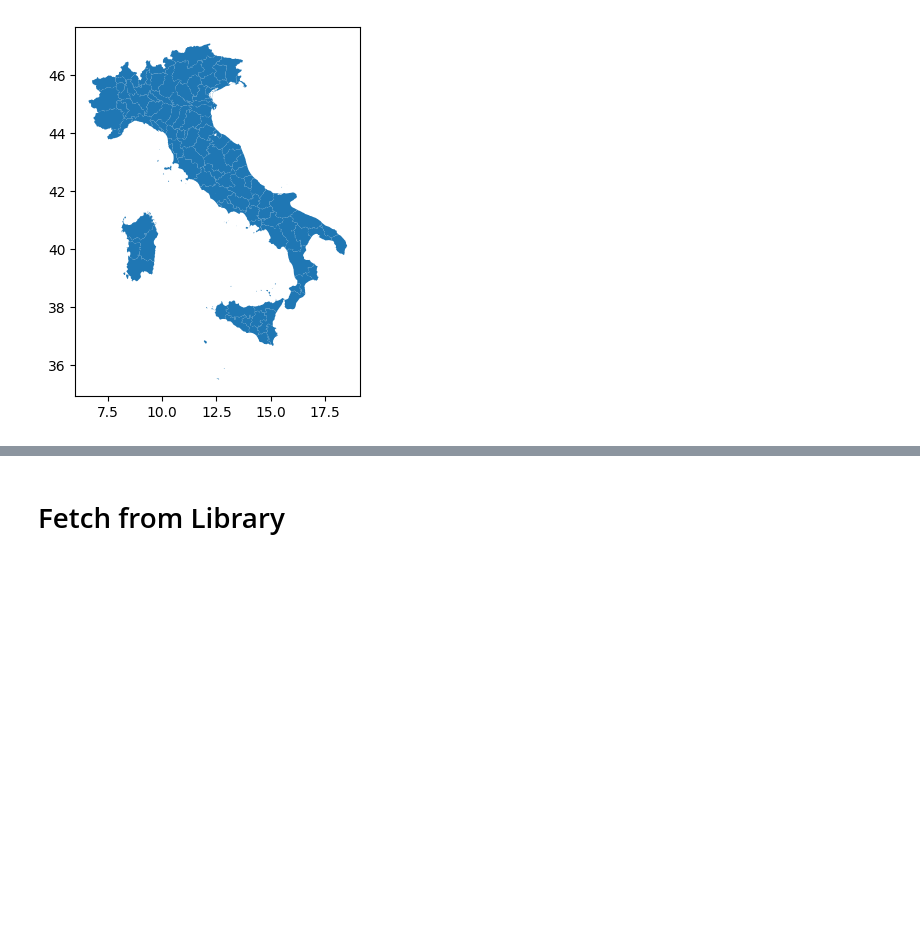
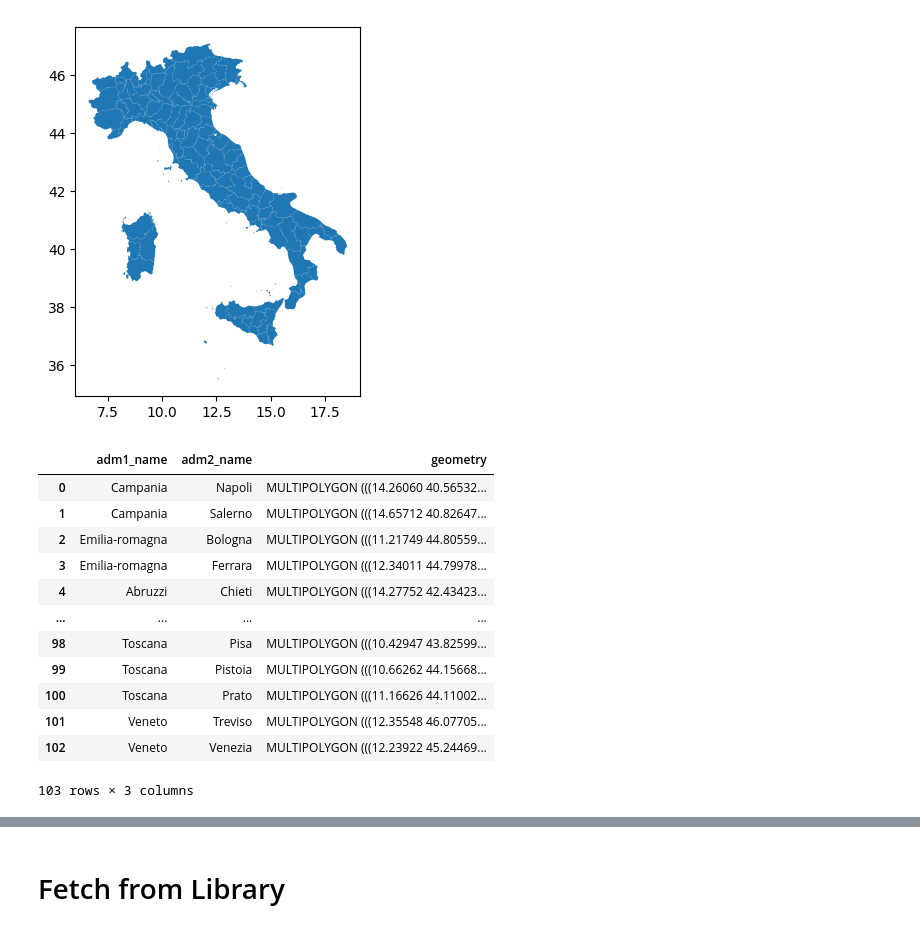
Before and after one commit to geosconsulting/parse_INGV_quakeml, a Jupyter notebook: Parse INGV Lib.ipynb, the cells around one changed output, grey strips where cells are left out. Cells and saved outputs as stored; diff of their text form; code cells hidden in the pictures; blank space fills up the shorter version.

```diff
--- a/Parse INGV Lib.ipynb
+++ b/Parse INGV Lib.ipynb
@@ -51,0 +55,18 @@ province_gdf.plot()
+# %%
+province_gdf = gpd.read_file("gis_files/provinces.geojson")
+# %%
+province_gdf
+# %% [output]
+|  | adm1_name | adm2_name | geometry |
+| 0 | Campania | Napoli | MULTIPOLYGON (((14.26060 40.56532... |
+| 1 | Campania | Salerno | MULTIPOLYGON (((14.65712 40.82647... |
+| 2 | Emilia-romagna | Bologna | MULTIPOLYGON (((11.21749 44.80559... |
+| 3 | Emilia-romagna | Ferrara | MULTIPOLYGON (((12.34011 44.79978... |
+| 4 | Abruzzi | Chieti | MULTIPOLYGON (((14.27752 42.43423... |
+| ... | ... | ... | ... |
+| 98 | Toscana | Pisa | MULTIPOLYGON (((10.42947 43.82599... |
+| 99 | Toscana | Pistoia | MULTIPOLYGON (((10.66262 44.15668... |
+| 100 | Toscana | Prato | MULTIPOLYGON (((11.16626 44.11002... |
+| 101 | Veneto | Treviso | MULTIPOLYGON (((12.35548 46.07705... |
+| 102 | Veneto | Venezia | MULTIPOLYGON (((12.23922 45.24469... |
+103 rows × 3 columns
```
Also changed, not shown: parts of 2 cells of this notebook, 11 other files.
